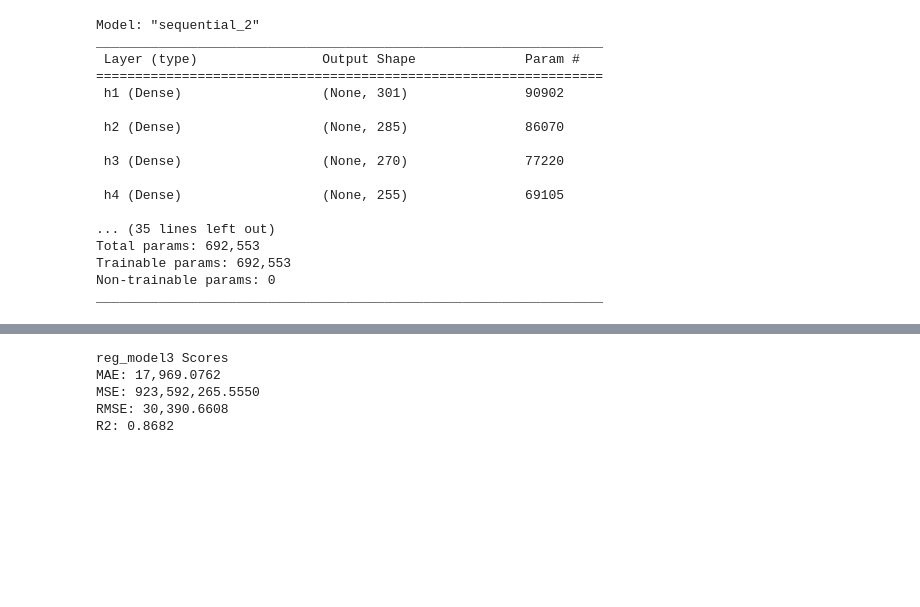
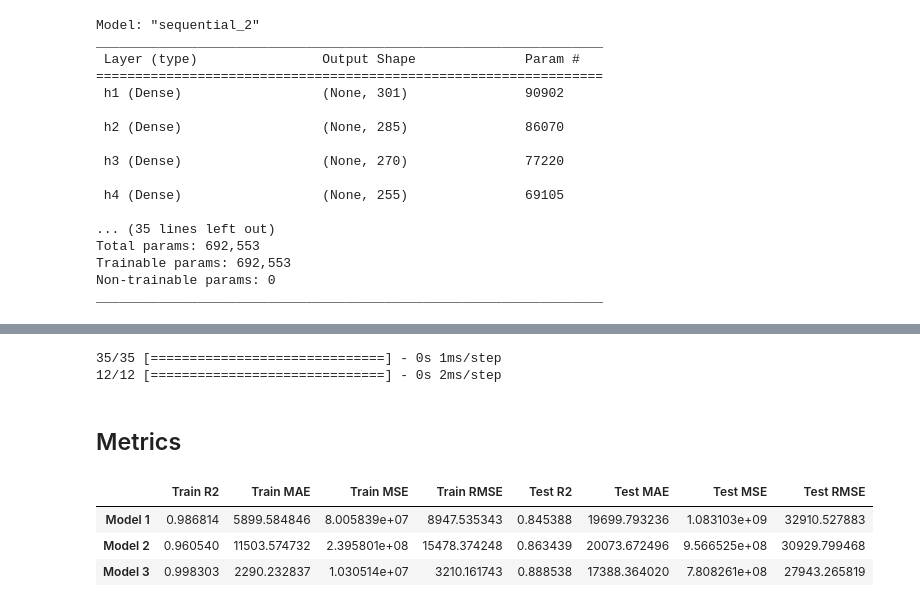
Before and after one commit to jaytrey777/Neural-Network-Exercise, a Jupyter notebook: Neural Network Exercise.ipynb, the cells around one changed output, grey strips where cells are left out. Saved outputs shown, nothing was run; the diff lists cells and outputs as text; code cells hidden in the pictures; blank space fills up the shorter version.

```diff
--- a/Neural Network Exercise.ipynb
+++ b/Neural Network Exercise.ipynb
@@ -265,3 +269,5 @@ y_pred = reg_model.predict(X_test)
 # %%
-eval_regression(y_test, y_pred, name="reg_model")
+reg1 = neural_metrics(y_train_pred, y_test_pred, name="Model 1")
+scores = reg1
+scores
 # %% [output]
@@ -332,3 +335,4 @@ plot_history(history2)
 # %%
-eval_regression(y_test, y_pred, name="reg_model2")
+y_train_pred2 = reg_model2.predict(X_train)
+y_test_pred2 = reg_model2.predict(X_test)
 # %% [output]
@@ -339,0 +343,4 @@ R2: 0.8682
+# %%
+reg2 = neural_metrics(y_train_pred2, y_test_pred2, name="Model 2")
+scores = pd.concat([scores, reg2])
+scores
@@ -411,8 +422,17 @@ plot_history(history3)
 # %%
-eval_regression(y_test, y_pred, name="reg_model3")
+y_train_pred3 = reg_model3.predict(X_train)
+y_test_pred3 = reg_model3.predict(X_test)
 # %% [output]
-reg_model3 Scores
-MAE: 17,969.0762
-MSE: 923,592,265.5550
-RMSE: 30,390.6608
-R2: 0.8682
+35/35 [==============================] - 0s 1ms/step
+12/12 [==============================] - 0s 2ms/step
+# %% [markdown]
+## Metrics
+# %%
+reg3 = neural_metrics(y_train_pred3, y_test_pred3, name="Model 3")
+scores = pd.concat([scores, reg3])
+scores
+# %% [output]
+|  | Train R2 | Train MAE | Train MSE | Train RMSE | Test R2 | Test MAE | Test MSE | Test RMSE |
+| Model 1 | 0.986814 | 5899.584846 | 8.005839e+07 | 8947.535343 | 0.845388 | 19699.793236 | 1.083103e+09 | 32910.527883 |
+| Model 2 | 0.960540 | 11503.574732 | 2.395801e+08 | 15478.374248 | 0.863439 | 20073.672496 | 9.566525e+08 | 30929.799468 |
+| Model 3 | 0.998303 | 2290.232837 | 1.030514e+07 | 3210.161743 | 0.888538 | 17388.364020 | 7.808261e+08 | 27943.265819 |
```
Also changed, not shown: parts of 15 cells of this notebook.
